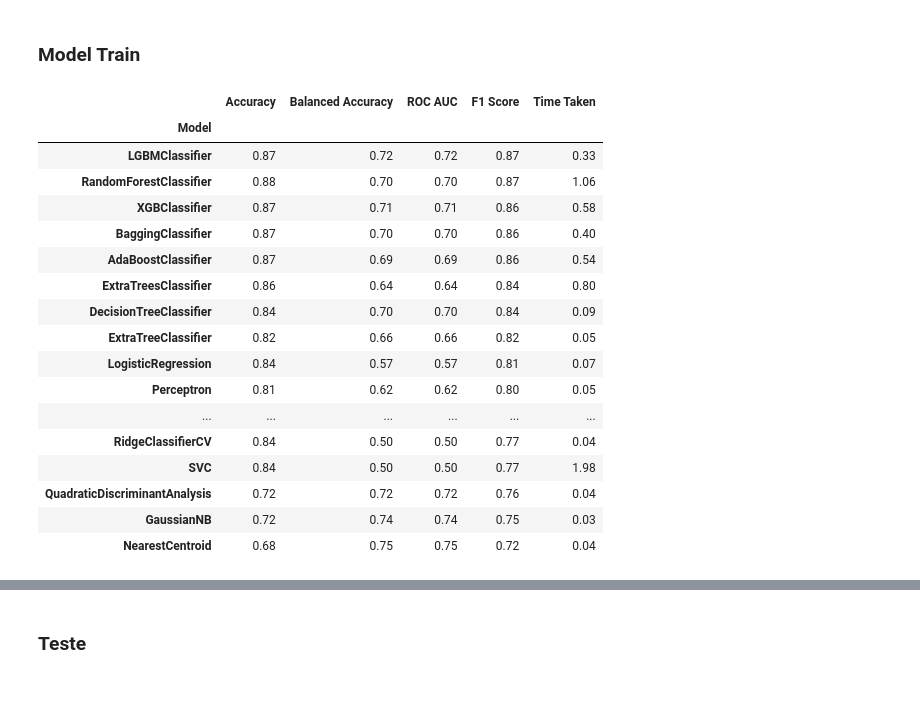
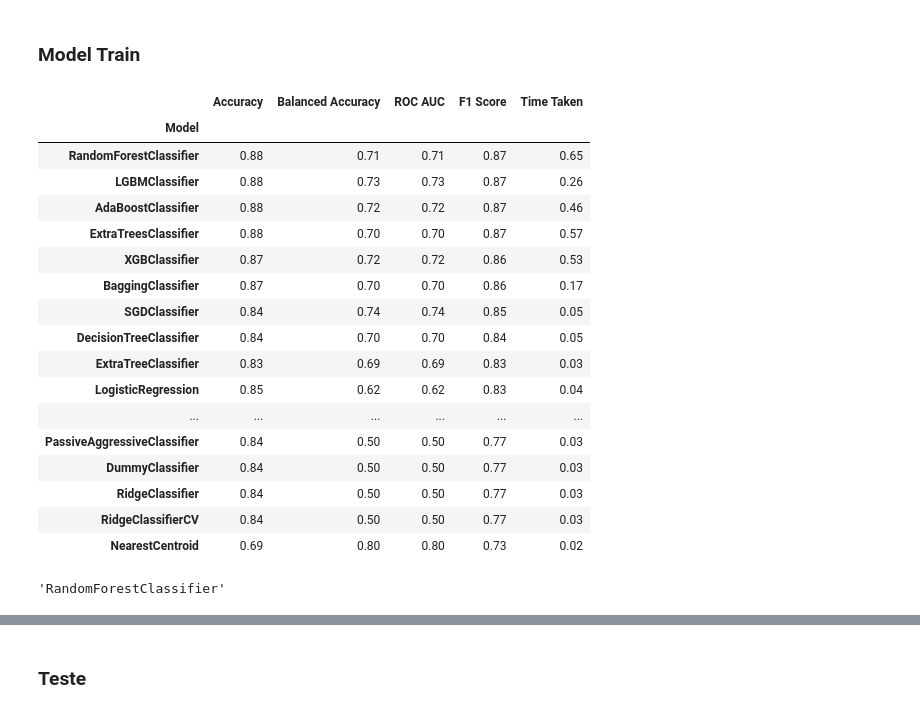
Before and after one commit to heitorfe/hackday-03, a Jupyter notebook: notebooks/ciclo-2.ipynb, the cells around one changed output, grey strips where cells are left out. Drawn from its saved outputs; the diff is of its cells as text; code cells hidden in the pictures.

```diff
--- a/notebooks/ciclo-2.ipynb
+++ b/notebooks/ciclo-2.ipynb
@@ -180,15 +212,11 @@ df5 = df4.copy()
 # %%
 variables_robust=['idade','taxa_juros','num_consultas_credito',"num_pgtos_atrasados","num_cartoes_credito","num_contas_bancarias"]
-num_cols = df5.select_dtypes('number').drop(['id_cliente','limite_adicional'], axis=1).columns
+num_cols = df4.select_dtypes('number').drop(['id_cliente','limite_adicional'], axis=1).columns
 
 #rs_idade=pp.RobustScaler(quantile_range=(0, 95.0))
 mms = pp.MinMaxScaler()
 
-df5[variables_robust]=rs_idade.fit_transform(df5[variables_robust])
-df5[num_cols] = mms.fit_transform(df5[num_cols])
-
-for i in [rs_idade,mms]:
-    pickle.dump(i,open(f"{i}.pkl","wb"))
+df4[num_cols] = mms.fit_transform(df4[num_cols])
 # %%
 def data_preparation(df, teste=True):
     #df[variables_robust]=rs_idade.transform(df[variables_robust])
@@ -196,0 +229,29 @@ def data_preparation(df, teste=True):
+# %%
+
+
+y = df5['limite_adicional']
+X = df5.drop(['limite_adicional', 'id_cliente'], axis=1)
+
+X_train, X_test, y_train, y_test = train_test_split(X, y, train_size=0.5)
+
+# #training and test dataset for Boruta
+x_train_n = X_train.values
+y_train_n = y_train.values.ravel()
+
+#define model
+rf = RandomForestClassifier(n_jobs=-1, n_estimators=1000)
+
+#define boruta
+boruta= BorutaPy(rf, n_estimators='auto', verbose=2, random_state=41).fit(x_train_n, y_train_n)
+
+## Selected cols from boruta
+cols_selected = boruta.support_.tolist()
+
+ #best features
+X_train_fs = X_train
+cols_selected_boruta = X_train_fs.iloc[:, cols_selected].columns.to_list()
+
+#not selected boruta
+cols_not_selected_boruta = list(np.setdiff1d(X_train_fs.columns , cols_selected_boruta))
+
+cols_selected_boruta
@@ -197,5 +284,5 @@ def data_preparation(df, teste=True):
 # %% [markdown]
 ### Model Train
 # %%
-X = df5.drop(['id_cliente', alvo], axis=1)
+X = df5[cols_selected_boruta]
 y = df5[alvo]
@@ -204,27 +293,28 @@ from lazypredict.Supervised import LazyClassifier
 from sklearn.model_selection import train_test_split
 
 
-X_train, X_test, y_train, y_test = train_test_split(X, y,test_size=.5,random_state =123)
+X_train, X_test, y_train, y_test = train_test_split(X, y,test_size=.5,random_state =123, stratify=y)
 clf = LazyClassifier(verbose=0,ignore_warnings=True, custom_metric=None)
 models,predictions = clf.fit(X_train, X_test, y_train, y_test)
 # %%
-models.sort_values('F1 Score', ascending=False)
+models=models.sort_values('F1 Score', ascending=False)
+models
 # %% [output]
 |  | Accuracy | Balanced Accuracy | ROC AUC | F1 Score | Time Taken |
 | Model |  |  |  |  |  |
-| LGBMClassifier | 0.87 | 0.72 | 0.72 | 0.87 | 0.33 |
-| RandomForestClassifier | 0.88 | 0.70 | 0.70 | 0.87 | 1.06 |
-| XGBClassifier | 0.87 | 0.71 | 0.71 | 0.86 | 0.58 |
-| BaggingClassifier | 0.87 | 0.70 | 0.70 | 0.86 | 0.40 |
-| AdaBoostClassifier | 0.87 | 0.69 | 0.69 | 0.86 | 0.54 |
-| ExtraTreesClassifier | 0.86 | 0.64 | 0.64 | 0.84 | 0.80 |
-| DecisionTreeClassifier | 0.84 | 0.70 | 0.70 | 0.84 | 0.09 |
-| ExtraTreeClassifier | 0.82 | 0.66 | 0.66 | 0.82 | 0.05 |
-| LogisticRegression | 0.84 | 0.57 | 0.57 | 0.81 | 0.07 |
-| Perceptron | 0.81 | 0.62 | 0.62 | 0.80 | 0.05 |
+| RandomForestClassifier | 0.88 | 0.71 | 0.71 | 0.87 | 0.65 |
+| LGBMClassifier | 0.88 | 0.73 | 0.73 | 0.87 | 0.26 |
+| AdaBoostClassifier | 0.88 | 0.72 | 0.72 | 0.87 | 0.46 |
+| ExtraTreesClassifier | 0.88 | 0.70 | 0.70 | 0.87 | 0.57 |
+| XGBClassifier | 0.87 | 0.72 | 0.72 | 0.86 | 0.53 |
+| BaggingClassifier | 0.87 | 0.70 | 0.70 | 0.86 | 0.17 |
+| SGDClassifier | 0.84 | 0.74 | 0.74 | 0.85 | 0.05 |
+| DecisionTreeClassifier | 0.84 | 0.70 | 0.70 | 0.84 | 0.05 |
+| ExtraTreeClassifier | 0.83 | 0.69 | 0.69 | 0.83 | 0.03 |
+| LogisticRegression | 0.85 | 0.62 | 0.62 | 0.83 | 0.04 |
 | ... | ... | ... | ... | ... | ... |
-| RidgeClassifierCV | 0.84 | 0.50 | 0.50 | 0.77 | 0.04 |
-| SVC | 0.84 | 0.50 | 0.50 | 0.77 | 1.98 |
-| QuadraticDiscriminantAnalysis | 0.72 | 0.72 | 0.72 | 0.76 | 0.04 |
-| GaussianNB | 0.72 | 0.74 | 0.74 | 0.75 | 0.03 |
-| NearestCentroid | 0.68 | 0.75 | 0.75 | 0.72 | 0.04 |
+| PassiveAggressiveClassifier | 0.84 | 0.50 | 0.50 | 0.77 | 0.03 |
+| DummyClassifier | 0.84 | 0.50 | 0.50 | 0.77 | 0.03 |
+| RidgeClassifier | 0.84 | 0.50 | 0.50 | 0.77 | 0.03 |
+| RidgeClassifierCV | 0.84 | 0.50 | 0.50 | 0.77 | 0.03 |
+| NearestCentroid | 0.69 | 0.80 | 0.80 | 0.73 | 0.02 |
@@ -233 +321,6 @@ fpnfo
+# %%
+best_model=models.head(1).index[0]
+best_model
+# %% [output]
+'RandomForestClassifier'
 # %%
```
Also changed, not shown: parts of 20 cells of this notebook, 2 other files.
